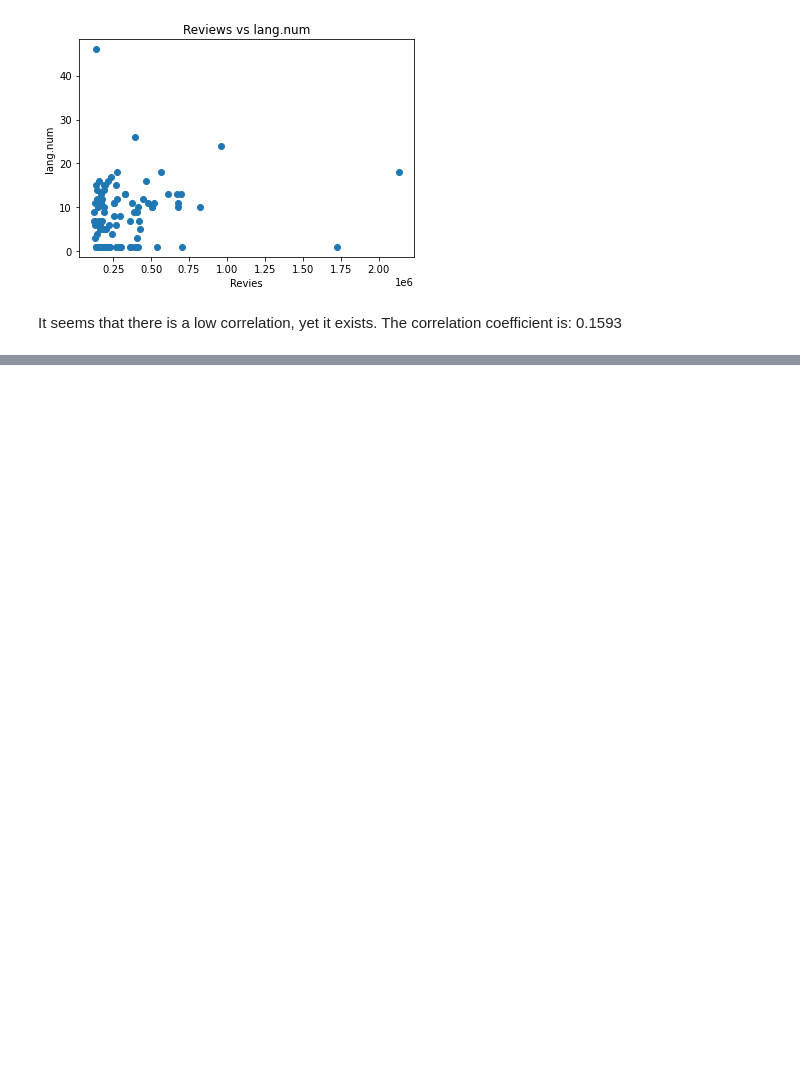
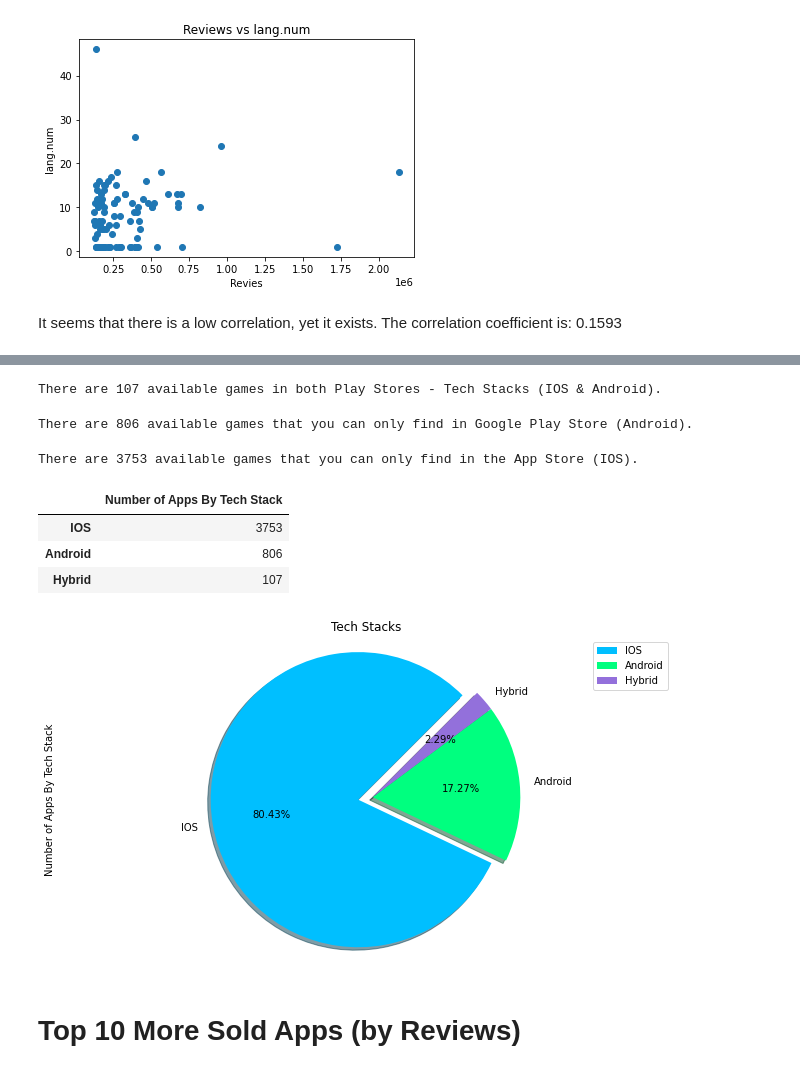
Before and after one commit to RaulMaya/iOS-vs-Android, a Jupyter notebook: Project_1_Jupyter_Notebook.ipynb, the cells around one changed output, grey strips where cells are left out. Cells and saved outputs as stored; diff of their text form; code cells hidden in the pictures; blank space fills up the shorter version.

Commit message:
Tech Stack vs Top Ten Rankings

```diff
--- a/Project_1_Jupyter_Notebook.ipynb
+++ b/Project_1_Jupyter_Notebook.ipynb
@@ -635,0 +668,46 @@ It seems that there is a low correlation, yet it exists. The correlation coeffic
+# %%
+hybrid_games = merged_playstore_games["App"].tolist()
+number_of_hybrid_games = merged_playstore_games["App"].count()
+print(f"There are {number_of_hybrid_games} available games in both Play Stores - Tech Stacks (IOS & Android).")
+# %% [output]
+There are 107 available games in both Play Stores - Tech Stacks (IOS & Android).
+# %%
+only_in_google_playstore = google_playstore_games
+for x in hybrid_games:
+    only_in_google_playstore = only_in_google_playstore.loc[only_in_google_playstore["App"] != x,:]
+number_of_google_games = only_in_google_playstore["App"].count()
+print(f"There are {number_of_google_games} available games that you can only find in Google Play Store (Android).")
+# %% [output]
+There are 806 available games that you can only find in Google Play Store (Android).
+# %%
+only_in_apple_store = apple_store_games
+for y in hybrid_games:
+    only_in_apple_store = only_in_apple_store.loc[only_in_apple_store["App"] != y,:]
+number_of_apple_games = only_in_apple_store["App"].count()
+print(f"There are {number_of_apple_games} available games that you can only find in the App Store (IOS).")
+# %% [output]
+There are 3753 available games that you can only find in the App Store (IOS).
+# %%
+apps_per_tech_stack = pd.DataFrame({"Number of Apps By Tech Stack":[number_of_apple_games,number_of_google_games,
+                                                                    number_of_hybrid_games]})
+apps_per_tech_stack = apps_per_tech_stack.rename(index = {0:"IOS",1:"Android",2:"Hybrid"})
+apps_per_tech_stack
+# %% [output]
+|  | Number of Apps By Tech Stack |
+| IOS | 3753 |
+| Android | 806 |
+| Hybrid | 107 |
+# %%
+explode = (0.1,0,0)
+
+apps_per_tech_stack_plot = apps_per_tech_stack.plot(kind = "pie", y ="Number of Apps By Tech Stack",
+                                                    title ="Tech Stacks",autopct = "%.2f%%",
+                              colors = ['deepskyblue', 'springgreen',"mediumpurple"],shadow=True,startangle = 45,
+                                                    explode = explode, figsize=(11,6))
+plt.axis("equal")
+plt.savefig("Outputs_RMS/Number_of_Apps_By_Tech_Stack")
+plt.show()
+# %% [output]
+[figure, added]
+# %% [markdown]
+# Top 10 More Sold Apps (by Reviews)
```
Also changed, not shown: parts of 45 cells of this notebook, 16 other files.
